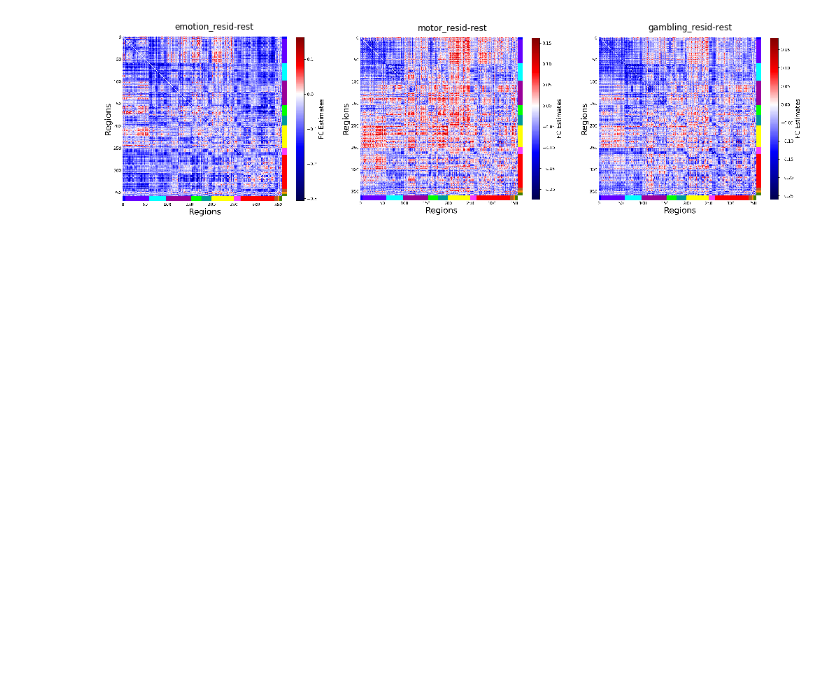
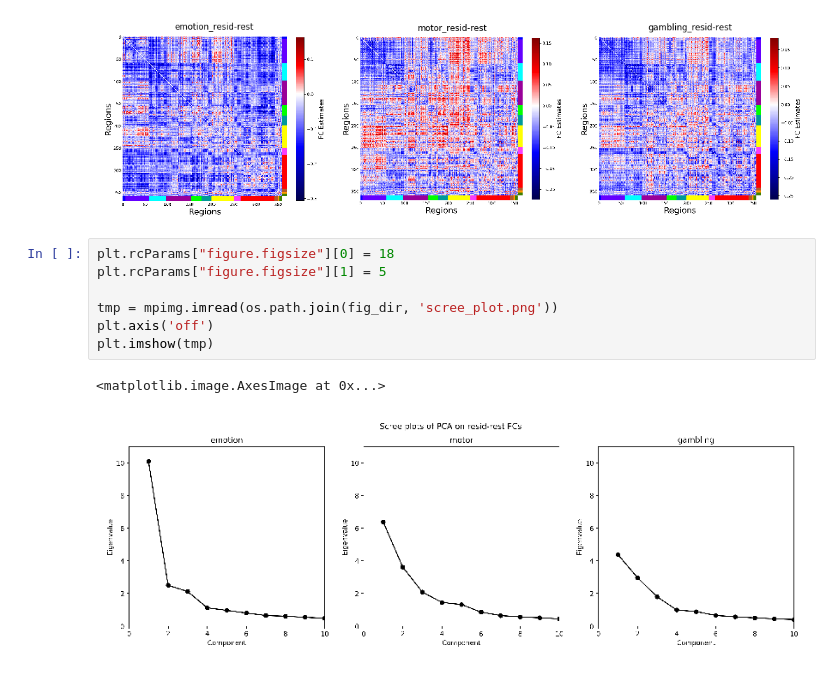
Before and after one commit to zenkavi/neuromatch_project, a Jupyter notebook: notebooks/NMA_project_results.ipynb, the cells around one changed output. Drawn from its saved outputs; the diff is of its cells as text; blank space fills up the shorter version.

```diff
--- a/notebooks/NMA_project_results.ipynb
+++ b/notebooks/NMA_project_results.ipynb
@@ -88,3 +88,13 @@ plt.subplots_adjust(wspace=.05, hspace=.1)
 plt.savefig(os.path.join(fig_dir, "resid-rest.png"), dpi = 250, bbox_inches='tight')
 # %% [output]
 [figure]
+# %%
+plt.rcParams["figure.figsize"][0] = 18
+plt.rcParams["figure.figsize"][1] = 5
+
+tmp = mpimg.imread(os.path.join(fig_dir, 'scree_plot.png'))
+plt.axis('off')
+plt.imshow(tmp)
+# %% [output]
+<matplotlib.image.AxesImage at 0x...>
+[figure, added]
```
Also changed, not shown: 4 other files.
